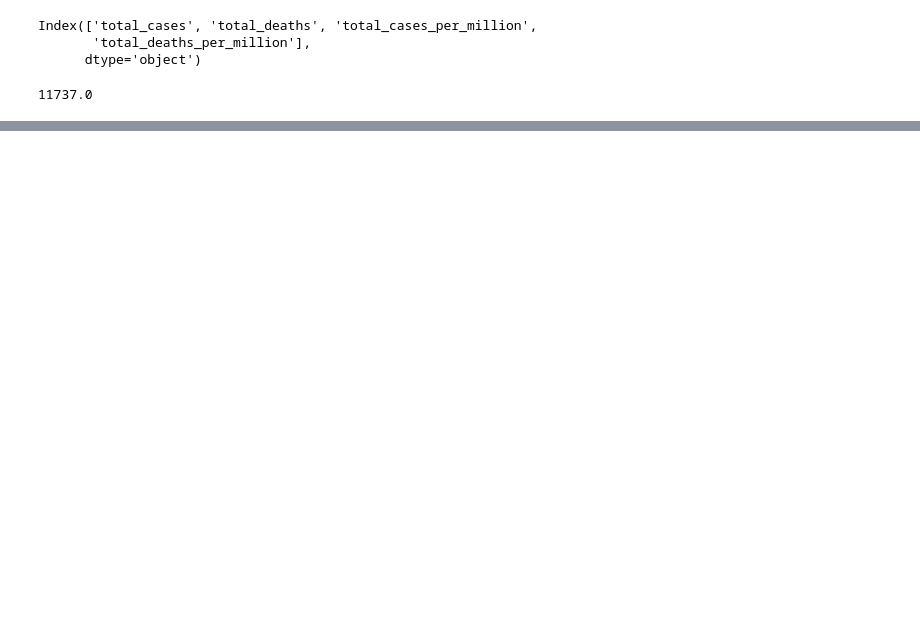
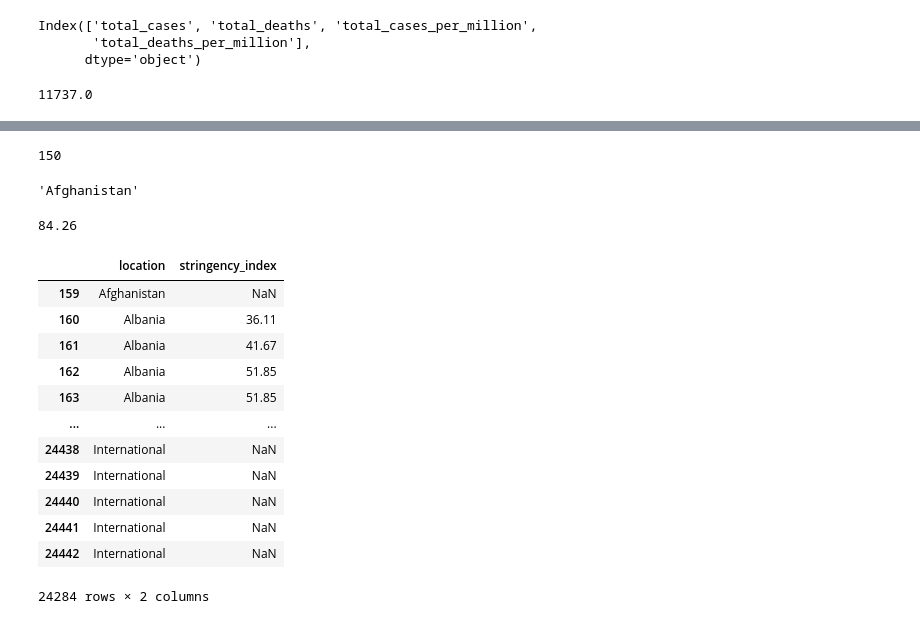
Before and after one commit to anishdass/Doing_covid, a Jupyter notebook: Doing_covid.ipynb, the cells around one changed output, grey strips where cells are left out. Saved outputs shown, nothing was run; the diff lists cells and outputs as text; code cells hidden in the pictures; blank space fills up the shorter version.

```diff
--- a/Doing_covid.ipynb
+++ b/Doing_covid.ipynb
@@ -238,0 +255,2 @@ df[df.location =='International'].total_cases.sum()
+# %%
+df.population.replace(np.float64('NaN'), np.float64(33691), inplace = True)
@@ -238,0 +314,2 @@ df[df.location =='International'].total_cases.sum()
+# %%
+df_copy = df.copy()
@@ -238,0 +348,28 @@ df[df.location =='International'].total_cases.sum()
+# %%
+df_copy[(df_copy.location == no_stringency_locations[0]) & (df_copy.stringency_index.notnull())][['location', 'stringency_index']].index[-1]
+# %% [output]
+150
+# %%
+no_stringency_locations[0]
+# %% [output]
+'Afghanistan'
+# %%
+df_copy.stringency_index.iloc[150]
+# %% [output]
+84.26
+# %%
+df_copy[['location', 'stringency_index']].iloc[159:]
+# %% [output]
+|  | location | stringency_index |
+| 159 | Afghanistan | NaN |
+| 160 | Albania | 36.11 |
+| 161 | Albania | 41.67 |
+| 162 | Albania | 51.85 |
+| 163 | Albania | 51.85 |
+| ... | ... | ... |
+| 24438 | International | NaN |
+| 24439 | International | NaN |
+| 24440 | International | NaN |
+| 24441 | International | NaN |
+| 24442 | International | NaN |
+24284 rows × 2 columns
```
Also changed, not shown: parts of 24 cells of this notebook.
